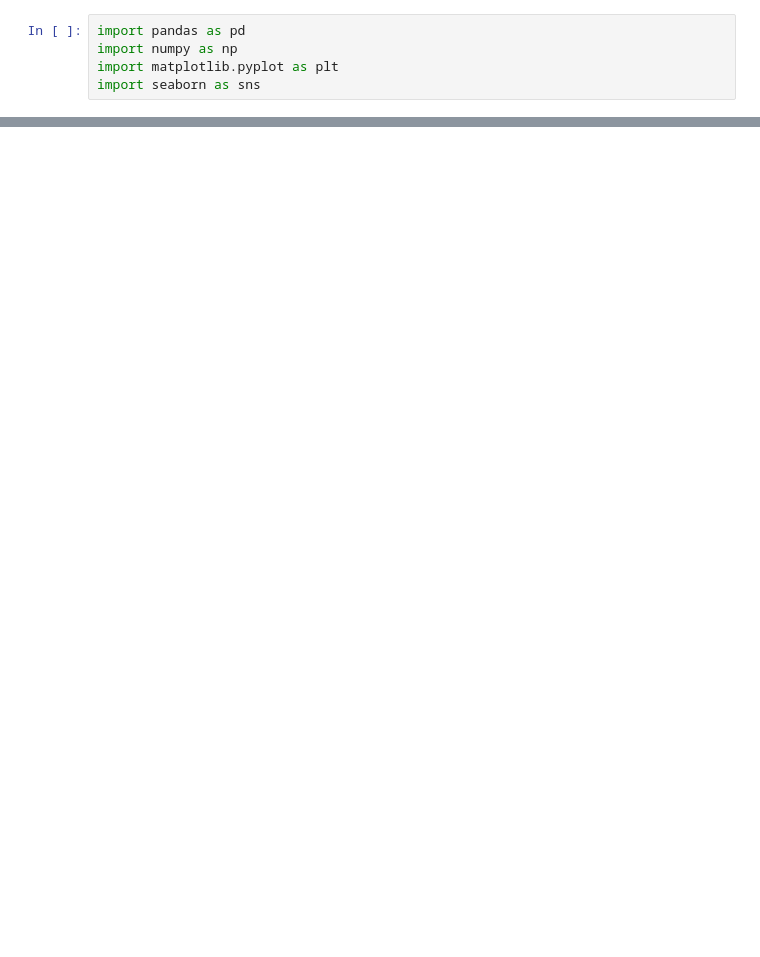
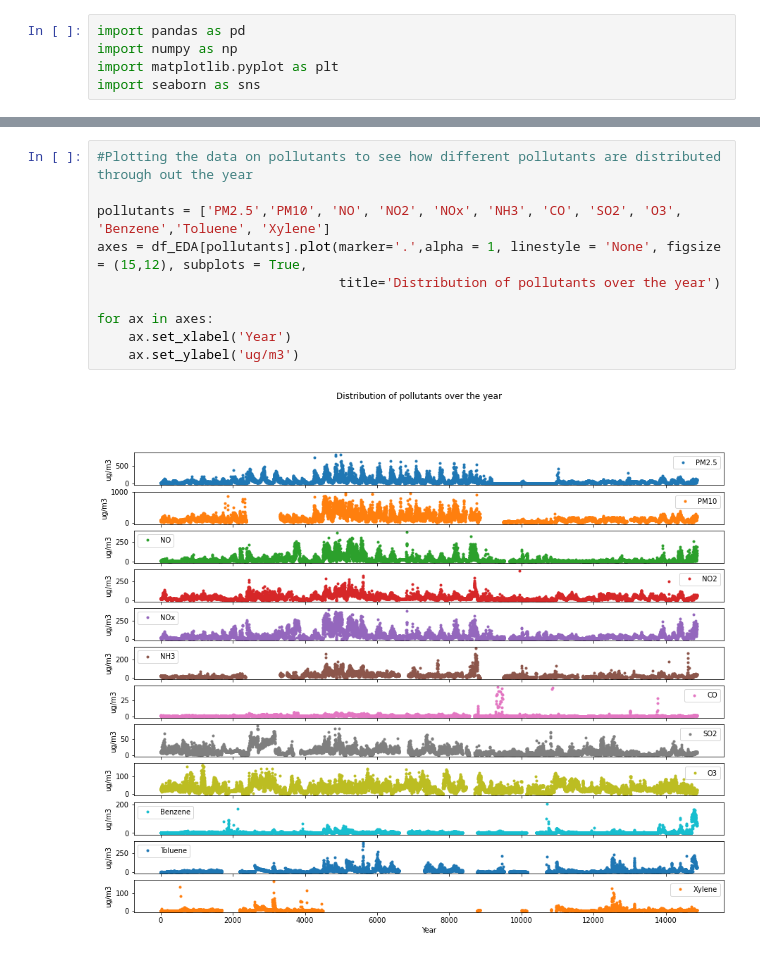
Before and after one commit to harikrish242/ICT_Main_Project, a Jupyter notebook: Air quality index predictor_main_project.ipynb, the cells around one changed output, grey strips where cells are left out. Cells and saved outputs as stored; diff of their text form; blank space fills up the shorter version.

```diff
--- a/Air quality index predictor_main_project.ipynb
+++ b/Air quality index predictor_main_project.ipynb
@@ -40,0 +166,12 @@ df3.shape
+# %%
+#Plotting the data on pollutants to see how different pollutants are distributed through out the year
+
+pollutants = ['PM2.5','PM10', 'NO', 'NO2', 'NOx', 'NH3', 'CO', 'SO2', 'O3', 'Benzene','Toluene', 'Xylene']
+axes = df_EDA[pollutants].plot(marker='.',alpha = 1, linestyle = 'None', figsize = (15,12), subplots = True,
+                               title='Distribution of pollutants over the year')
+
+for ax in axes:
+    ax.set_xlabel('Year')
+    ax.set_ylabel('ug/m3')
+# %% [output]
+[figure, added]
```
Also changed, not shown: parts of 33 cells of this notebook.
